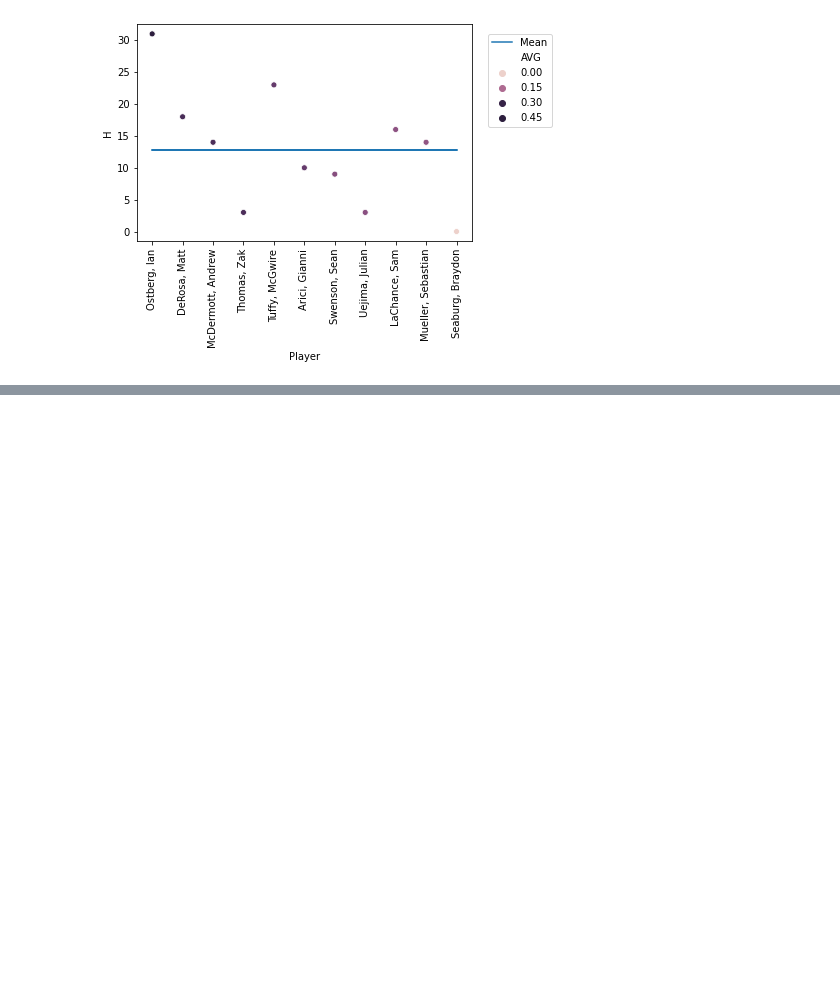
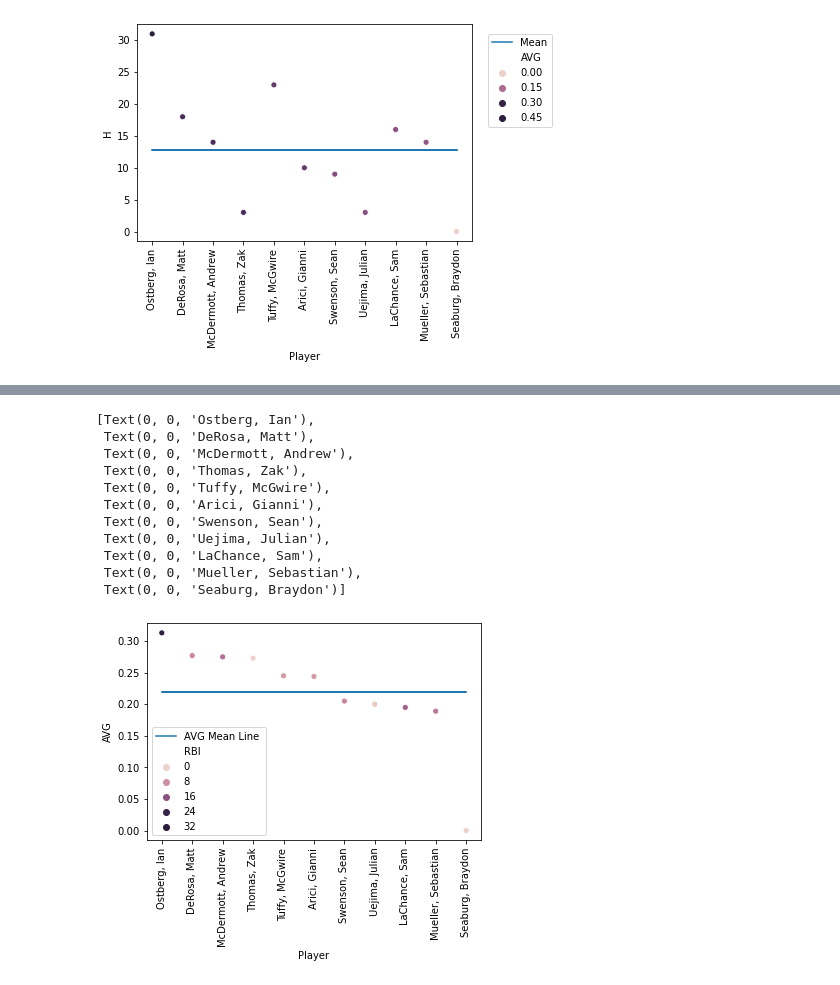
Before and after one commit to MicahlDeRosa/Baseball_stats, a Jupyter notebook: updated_data.ipynb, the cells around one changed output, grey strips where cells are left out. Drawn from its saved outputs; the diff is of its cells as text; code cells hidden in the pictures; blank space fills up the shorter version.

```diff
--- a/updated_data.ipynb
+++ b/updated_data.ipynb
@@ -197,0 +218,19 @@ plt.legend(bbox_to_anchor=(1.02, 1), loc='upper left', borderaxespad=1)
+# %%
+model_5 = sb.scatterplot(data=under100, x = 'Player', y = 'AVG', hue = 'RBI')
+
+#plotting mena line for average
+mean_line5 = sb.lineplot(data=under100, x = 'Player', y = mean_avg, label='AVG Mean Line ', linestyle='--')
+model_5.set_xticklabels(under100['Player'], rotation=90 )
+# %% [output]
+[Text(0, 0, 'Ostberg, Ian'),
+ Text(0, 0, 'DeRosa, Matt'),
+ Text(0, 0, 'McDermott, Andrew'),
+ Text(0, 0, 'Thomas, Zak'),
+ Text(0, 0, 'Tuffy, McGwire'),
+ Text(0, 0, 'Arici, Gianni'),
+ Text(0, 0, 'Swenson, Sean'),
+ Text(0, 0, 'Uejima, Julian'),
+ Text(0, 0, 'LaChance, Sam'),
+ Text(0, 0, 'Mueller, Sebastian'),
+ Text(0, 0, 'Seaburg, Braydon')]
+[figure, added]
```
Also changed, not shown: parts of 3 cells of this notebook.
